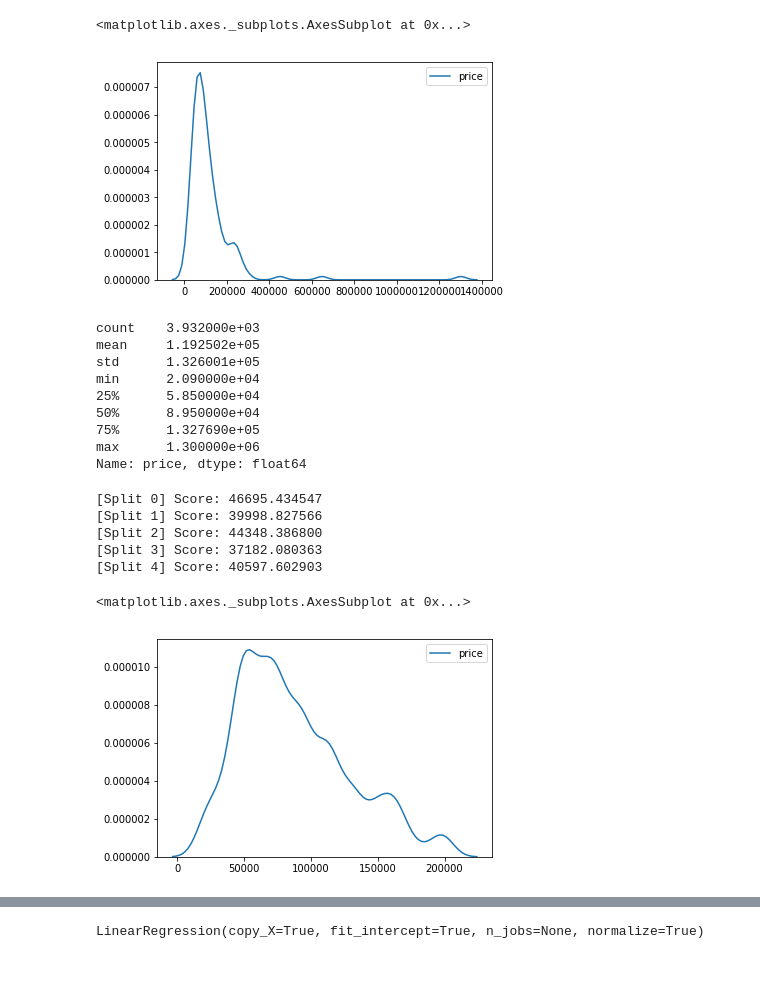
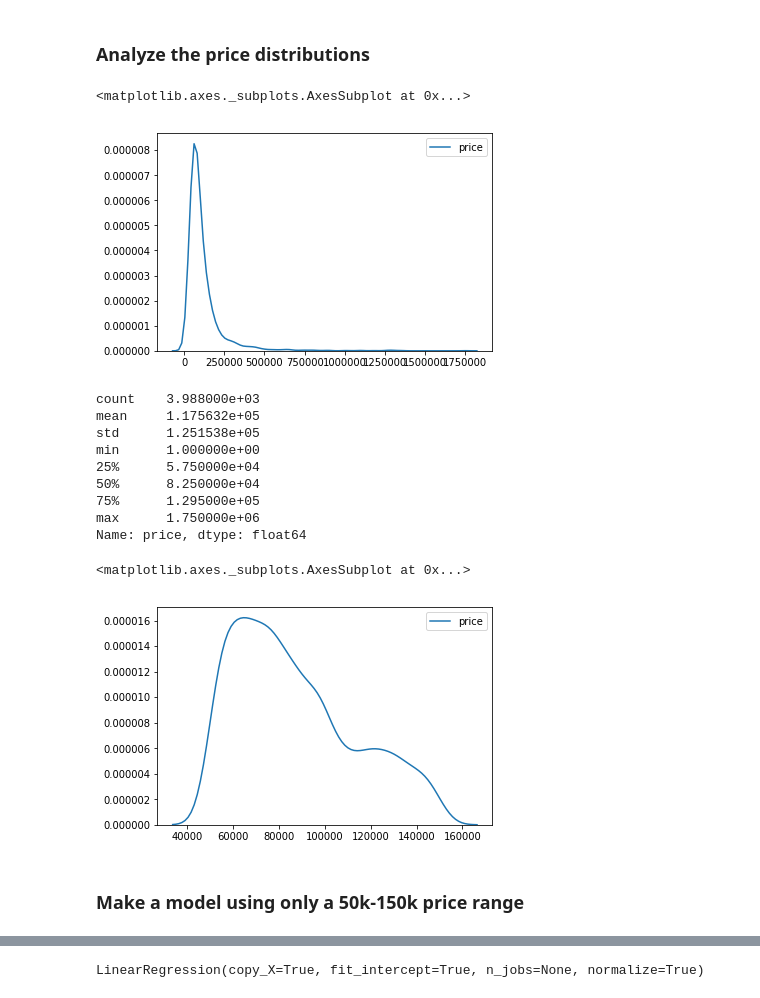
Before and after one commit to rbotarleanu/data-science-course, a Jupyter notebook: hw1-imobiliare/Analysis New Data.ipynb, the cells around one changed output, grey strips where cells are left out. Saved outputs shown, nothing was run; the diff lists cells and outputs as text; code cells hidden in the pictures; blank space fills up the shorter version.

```diff
--- a/hw1-imobiliare/Analysis New Data.ipynb
+++ b/hw1-imobiliare/Analysis New Data.ipynb
@@ -51,0 +79,13 @@ def parse_floor(char):
+# %%
+def map_structure(structure):
+    try:
+        return {
+            'caramida': 1,
+            'altele': 0,
+            'metal': 2,
+            'bca': 3,
+            'beton': 4,
+            'lemn': 5
+        }[structure]
+    except Exception as e:
+        return float('nan')
@@ -283,16 +390,4 @@ bca            1
 Name: structure, dtype: int64
-# %%
-def map_structure(structure):
-    try:
-        return {
-            'caramida': 1,
-            'altele': 0,
-            'metal': 2,
-            'bca': 3,
-            'beton': 4
-        }[structure]
-    except Exception as e:
-        return float('nan')
 # %%
 df['structure'] = df['structure'].fillna('beton')
 df['structure'] = df['structure'].apply(map_structure)
@@ -343,0 +492,3 @@ for col in df.columns:
+# %%
+# Since we can't predict anything without the price, we drop any nan rows
+df = df.dropna()
@@ -378,48 +532,29 @@ for split, (train_indices, test_indices) in enumerate(kfold.split(range(X.shape[
+# %% [markdown]
+### Analyze the price distributions
 # %%
 sns.kdeplot(df['price'])
 # %% [output]
 <matplotlib.axes._subplots.AxesSubplot at 0x...>
-[figure, old version]
+[figure, new version]
 # %%
 df['price'].describe()
 # %% [output]
-count    3.932000e+03
-mean     1.192502e+05
-std      1.326001e+05
-min      2.090000e+04
-25%      5.850000e+04
-50%      8.950000e+04
-75%      1.327690e+05
-max      1.300000e+06
+count    3.988000e+03
+mean     1.175632e+05
+std      1.251538e+05
+min      1.000000e+00
+25%      5.750000e+04
+50%      8.250000e+04
+75%      1.295000e+05
+max      1.750000e+06
 Name: price, dtype: float64
-# %%
-X = np.array(df.loc[df['price'] < 200000][independent_variables])
-y = np.array(df.loc[df['price'] < 200000]['price'])
-models = []
-
-kfold = KFold(n_splits=5)
-
-for split, (train_indices, test_indices) in enumerate(kfold.split(range(X.shape[0]))):
-    train_X, train_y = X[train_indices], y[train_indices]
-    test_X, test_y = X[test_indices], y[test_indices]
-
-    model = LinearRegression(normalize=True)
-    model.fit(train_X, train_y)
-    y_pred = model.predict(test_X)
-    score = np.sqrt(mean_squared_error(test_y, y_pred))  # RMSE
-    models.append(model)
-    print('[Split %d] Score: %f' % (split, score))
-# %% [output]
-[Split 0] Score: 46695.434547
-[Split 1] Score: 39998.827566
-[Split 2] Score: 44348.386800
-[Split 3] Score: 37182.080363
-[Split 4] Score: 40597.602903
 # %%
-sns.kdeplot(df.loc[df['price'] < 200000]['price'])
+sns.kdeplot(df.loc[df['price'] > 50000].loc[df['price'] < 150000]['price'])
 # %% [output]
 <matplotlib.axes._subplots.AxesSubplot at 0x...>
-[figure, old version]
+[figure, new version]
+# %% [markdown]
+### Make a model using only a 50k-150k price range
 # %%
 X = np.array(df.loc[df['price'] > 50000][df['price'] < 150000][independent_variables])
 y = np.array(df.loc[df['price'] > 50000][df['price'] < 150000]['price'])
```
Also changed, not shown: parts of 64 cells of this notebook, 4 other files.
